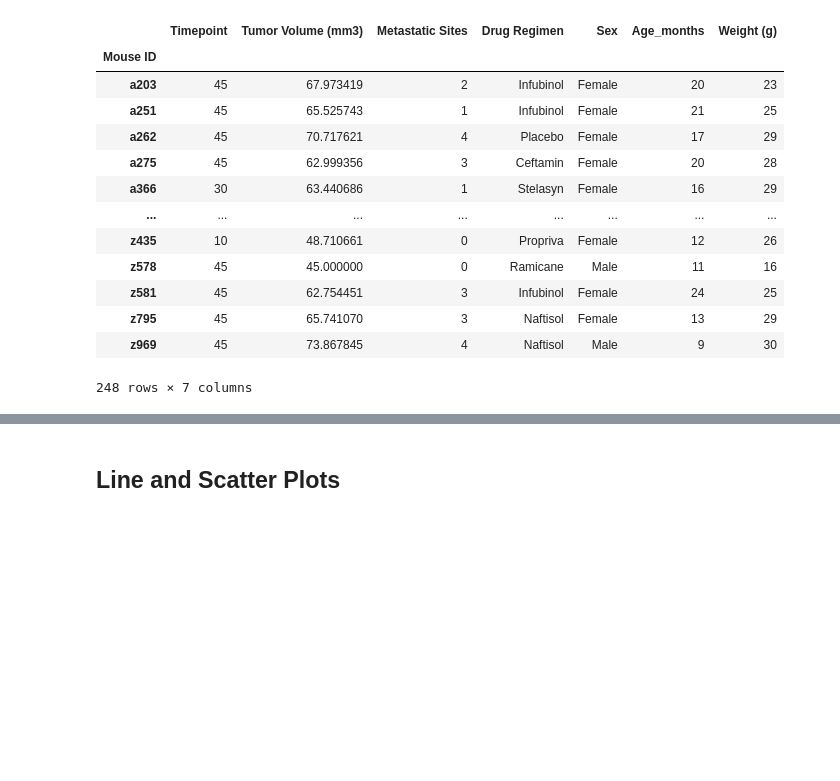
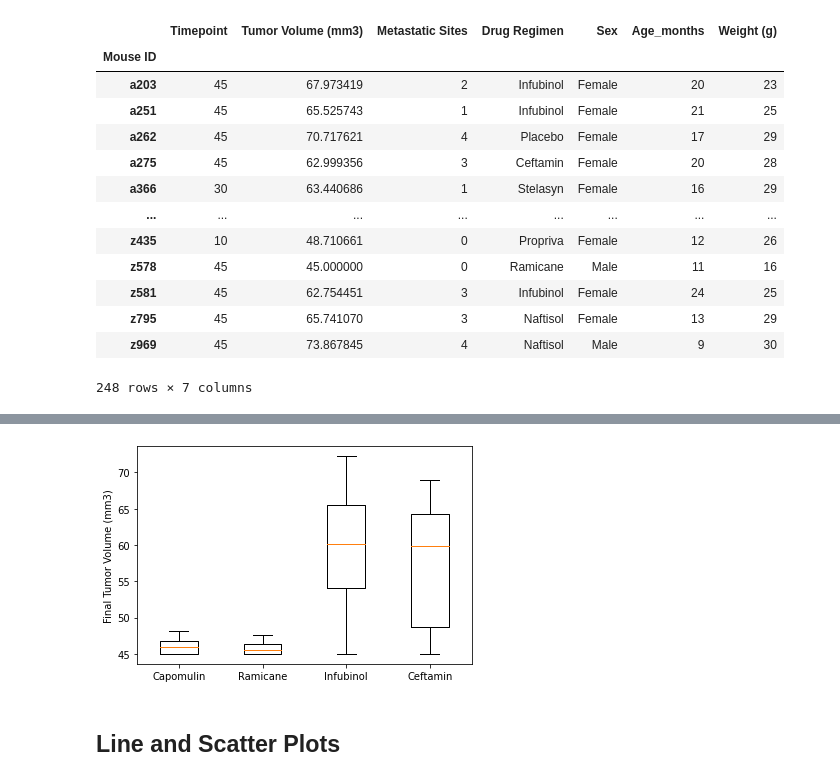
Before and after one commit to saronraut/Matplotlib-Challenge, a Jupyter notebook: Pymaceuticals/pymaceuticals_starter.ipynb, the cells around one changed output, grey strips where cells are left out. Drawn from its saved outputs; the diff is of its cells as text; code cells hidden in the pictures; blank space fills up the shorter version.

```diff
--- a/Pymaceuticals/pymaceuticals_starter.ipynb
+++ b/Pymaceuticals/pymaceuticals_starter.ipynb
@@ -253,5 +270,9 @@ Ceftamin's potential outliers: Series([], Name: Tumor Volume (mm3), dtype: float
 # %%
 # Generate a box plot of the final tumor volume of each mouse across four regimens of interest
+plt.boxplot(tumor_vol_list , labels= treatment_list)
+plt.ylabel("Final Tumor Volume (mm3)")
+# %% [output]
+[figure, added]
 # %% [markdown]
 ## Line and Scatter Plots
 # %%
```
Also changed, not shown: parts of 1 cell of this notebook.
